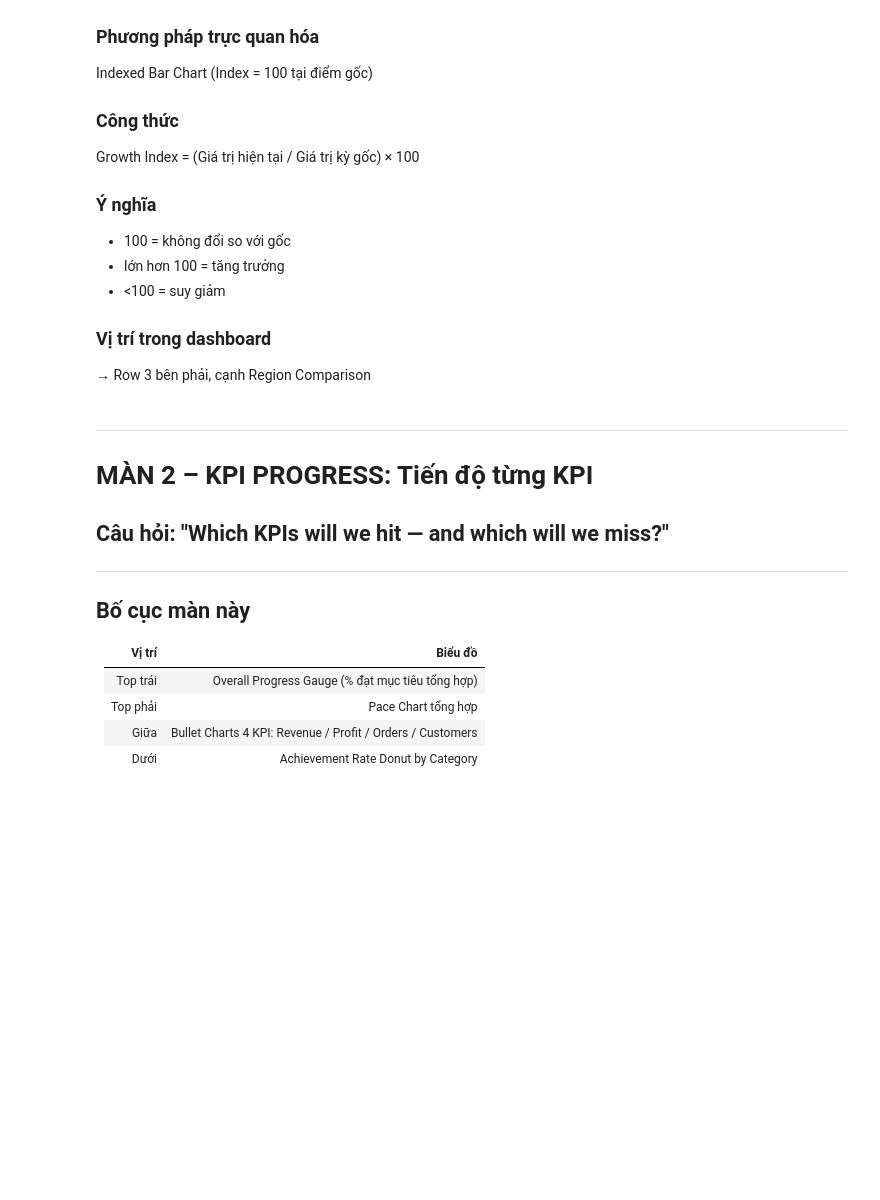
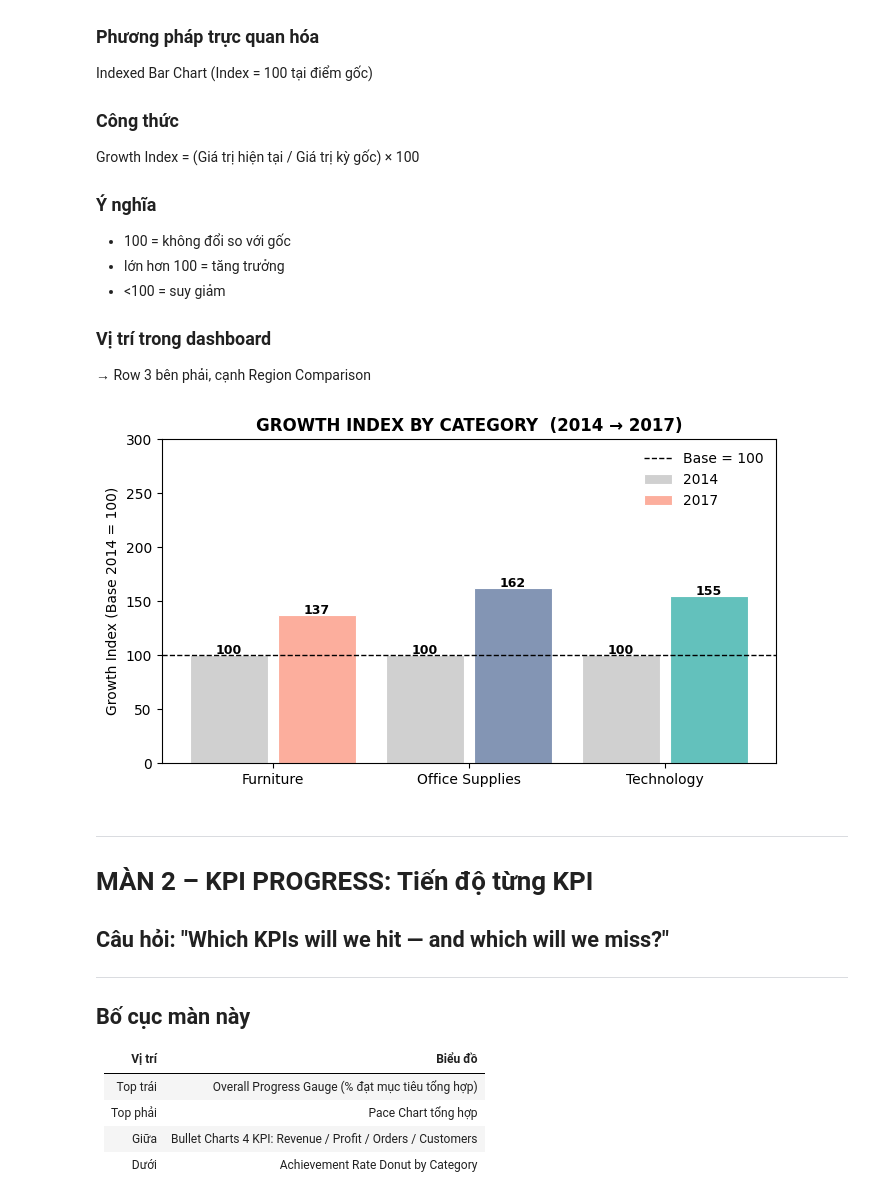
Before and after one commit to Thuily05/archive, a Jupyter notebook: chapter7_executive_dashboard_complete (1).ipynb, the cells around one changed output. Saved outputs shown, nothing was run; the diff lists cells and outputs as text; code cells hidden in the pictures; blank space fills up the shorter version.

```diff
--- a/chapter7_executive_dashboard_complete (1).ipynb
+++ b/chapter7_executive_dashboard_complete (1).ipynb
@@ -1403,44 +1403,51 @@ Growth Index = (Giá trị hiện tại / Giá trị kỳ gốc) × 100
 
 → Row 3 bên phải, cạnh Region Comparison
 # %%
+# ── Growth Index: so sánh doanh thu 2017 vs 2014 (base = 100)
+import numpy as np
 
-# ── Growth Index: so sánh doanh thu 2017 vs 2014 (base = 100)
+df['Order Date'] = pd.to_datetime(df['Order Date'])
+df['Year'] = df['Order Date'].dt.year   # <-- fix KeyError: 'Year'
+
 sales_by_year_cat = df.groupby(['Year', 'Category'])['Sales'].sum().reset_index()
 
-base_year = 2017
-latest_year = 2014
-categories = ['Furniture', 'Office Supplies', 'Technology']
-colors_idx = ['#FCAE9D', '#8395B4', '#63C1BC']
+base_year   = 2014
+latest_year = 2017
+categories  = ['Furniture', 'Office Supplies', 'Technology']
+colors_idx  = ['#FCAE9D', '#8395B4', '#63C1BC']
 
 fig, ax = plt.subplots(figsize=(7, 4))
 
-x = np.arange(len(categories))
+x     = np.arange(len(categories))
 width = 0.4
 
 for j, year in enumerate([base_year, latest_year]):
     vals = []
     for cat in categories:
-        base = sales_by_year_cat[(sales_by_year_cat['Year']==base_year) &
-                                  (sales_by_year_cat['Category']==cat)]['Sales'].values[0]
-        curr = sales_by_year_cat[(sales_by_year_cat['Year']==year) &
-                                  (sales_by_year_cat['Category']==cat)]['Sales'].values[0]
+        base = sales_by_year_cat[(sales_by_year_cat['Year'] == base_year) &
+                                  (sales_by_year_cat['Category'] == cat)]['Sales'].values[0]
+        curr = sales_by_year_cat[(sales_by_year_cat['Year'] == year) &
+                                  (sales_by_year_cat['Category'] == cat)]['Sales'].values[0]
         vals.append(curr / base * 100)
     offset = (j - 0.5) * (width + 0.05)
     bars = ax.bar(x + offset, vals, width=width,
-                  color=['#D0D0D0']*3 if year==base_year else colors_idx,
+                  color=['#D0D0D0'] * 3 if year == base_year else colors_idx,
                   label=str(year), edgecolor='white', linewidth=0.8)
     for bar, v in zip(bars, vals):
-        ax.text(bar.get_x() + bar.get_width()/2, bar.get_height() + 1,
+        ax.text(bar.get_x() + bar.get_width() / 2, bar.get_height() + 1,
                 f'{v:.0f}', ha='center', fontsize=9, fontweight='bold')
 
 ax.axhline(100, color='black', linestyle='--', linewidth=1, label='Base = 100')
-ax.set_xticks(x); ax.set_xticklabels(categories)
+ax.set_xticks(x)
+ax.set_xticklabels(categories)
 ax.set_ylabel('Growth Index (Base 2014 = 100)')
 ax.set_title('GROWTH INDEX BY CATEGORY  (2014 → 2017)', fontsize=12, fontweight='bold')
 ax.legend(frameon=False)
 ax.set_ylim(0, 300)
 plt.tight_layout()
 plt.show()
+# %% [output]
+[figure, added]
 # %% [markdown]
 ---
 # MÀN 2 – KPI PROGRESS: Tiến độ từng KPI
```
Also changed, not shown: parts of 3 cells of this notebook.
